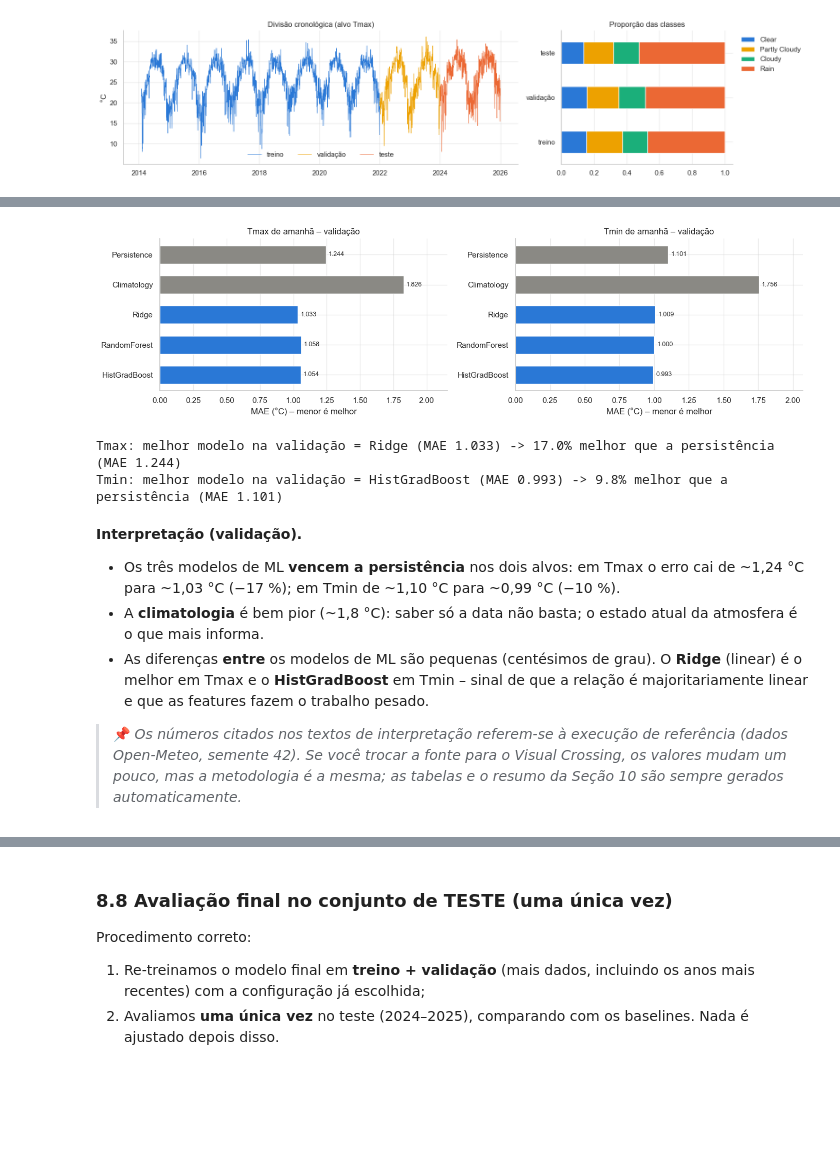
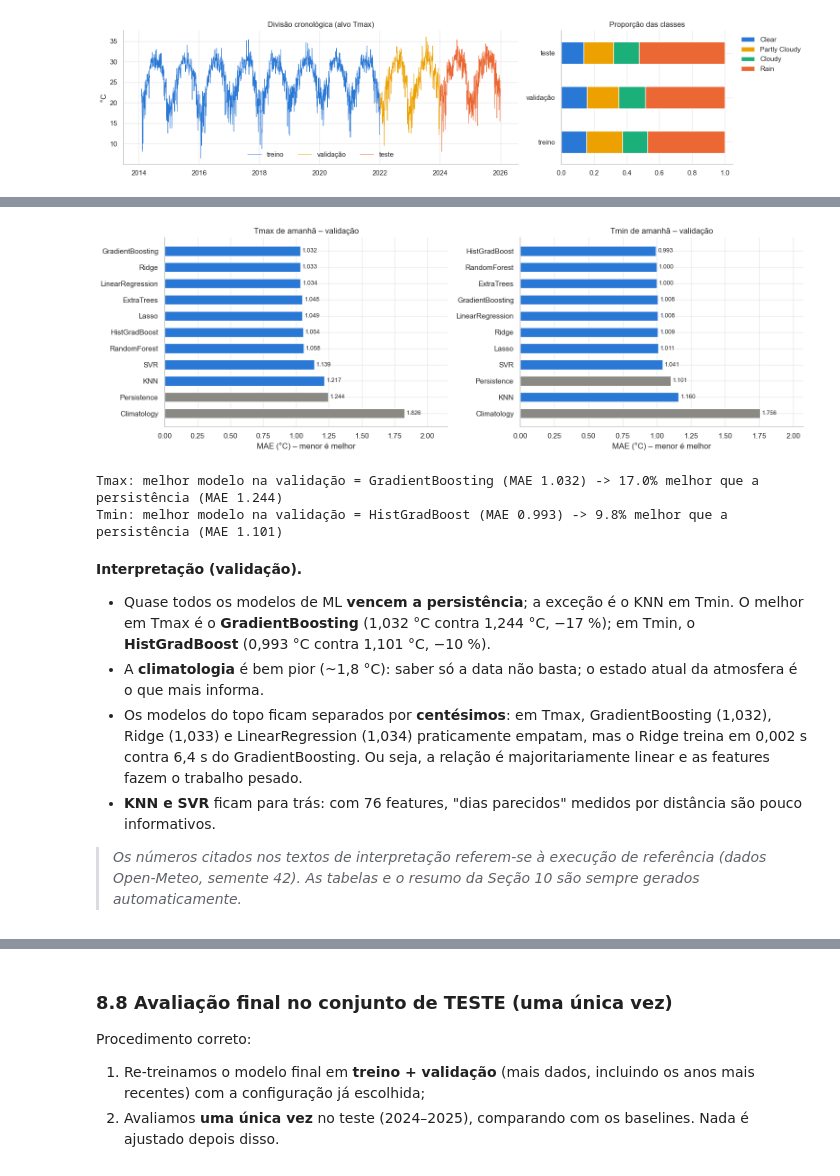
Before and after one commit to ThiagoHF31/machine_learning_work, a Jupyter notebook: notebooks/weather_prediction_macau.ipynb, the cells around one changed output, grey strips where cells are left out. Cells and saved outputs as stored; diff of their text form; code cells hidden in the pictures; blank space fills up the shorter version.

```diff
--- a/notebooks/weather_prediction_macau.ipynb
+++ b/notebooks/weather_prediction_macau.ipynb
@@ -381,0 +104,7 @@ Período: 2014-01-01 -> 2025-12-31
+# %%
+# 2.3 Alternativa: baixar o histórico do Open-Meteo (só na 1ª execução) e salvar o CSV bruto em data/
+if not OM_FILE.exists():
+    wu.download_open_meteo(LATITUDE, LONGITUDE, START_DATE, END_DATE, TIMEZONE).to_csv(OM_FILE, index=False)
+om_raw = pd.read_csv(OM_FILE)
+wu.check_coverage(om_raw, "Open-Meteo", date_col="time")
+om_raw.head(3)
@@ -381,0 +117,8 @@ Período: 2014-01-01 -> 2025-12-31
+# %%
+# 2.4 Deixar o Open-Meteo no mesmo formato do arquivo da professora
+raw_df = wu.to_visual_crossing_schema(om_raw, LOCATION_NAME)   # renomeia colunas, cria precipcover e conditions
+DATA_SOURCE = "Open-Meteo (ERA5)"
+teacher_m = wu.to_metric(teacher)                               # professora está em °F/mph -> °C/km/h para comparar
+same = [c for c in raw_df.columns if c in teacher_m.columns]
+print(f"{len(same)} de {len(raw_df.columns)} colunas com o mesmo nome e unidade do arquivo da professora")
+pd.DataFrame({"Professora (Visual Crossing)": teacher_m[same].iloc[0], "Open-Meteo convertido": raw_df[same].iloc[0]})  # 1ª linha de cada
@@ -1137,38 +629,35 @@ Tmin | HistGradBoost treinado em   1.6s
 # %%
-# ---------------------------------------------------------------
-# 8.5 Comparação visual (MAE na validação)
-# ---------------------------------------------------------------
-fig, axes = plt.subplots(1, 2, figsize=(14, 4))
-order = ["Persistence", "Climatology", "Ridge", "RandomForest", "HistGradBoost"]
+# 8.5 Comparação visual de todos os modelos (MAE na validação; cinza = baselines)
+BASELINES = ["Persistence", "Climatology", "Majority"]
+fig, axes = plt.subplots(1, 2, figsize=(15, 5))
 for ax, label in zip(axes, ["Tmax", "Tmin"]):
-    vals = reg_val_table.loc[label].loc[order, "MAE"]
-    colors = [C_GRAY, C_GRAY, C_BLUE, C_BLUE, C_BLUE]
-    bars = ax.barh(order, vals, color=colors, height=0.6)
-    for b, v in zip(bars, vals):
-        ax.text(v + 0.02, b.get_y() + b.get_height() / 2, f"{v:.3f}", va="center", fontsize=9)
-    ax.invert_yaxis(); ax.set_xlabel("MAE (°C) – menor é melhor"); ax.set_title(f"{label} de amanhã – validação")
-    ax.set_xlim(0, vals.max() * 1.18)
+    vals = reg_val_table.loc[label, "MAE"]                       # já ordenado do melhor para o pior
+    bars = ax.barh(vals.index, vals.values, height=0.6, color=[C_GRAY if n in BASELINES else C_BLUE for n in vals.index])
+    ax.bar_label(bars, fmt="%.3f", padding=3, fontsize=9)
+    ax.invert_yaxis(); ax.set_xlim(0, vals.max() * 1.18)
+    ax.set_xlabel("MAE (°C) – menor é melhor"); ax.set_title(f"{label} de amanhã – validação")
 plt.tight_layout(); save_fig("reg_val_comparison"); plt.show()
 
-# Melhoria relativa sobre a persistência
-for label in ["Tmax", "Tmin"]:
-    t = reg_val_table.loc[label]
-    best = t.drop(["Persistence", "Climatology"])["MAE"].idxmin()
-    gain = 1 - t.loc[best, "MAE"] / t.loc["Persistence", "MAE"]
-    print(f"{label}: melhor modelo na validação = {best} (MAE {t.loc[best, 'MAE']:.3f}) "
-          f"-> {gain:.1%} melhor que a persistência (MAE {t.loc['Persistence', 'MAE']:.3f})")
+for label in ["Tmax", "Tmin"]:                                   # melhoria do melhor modelo sobre a persistência
+    t = reg_val_table.loc[label, "MAE"]
+    best = t.drop(BASELINES, errors="ignore").idxmin()
+    print(f"{label}: melhor modelo na validação = {best} (MAE {t[best]:.3f}) -> "
+          f"{1 - t[best] / t['Persistence']:.1%} melhor que a persistência (MAE {t['Persistence']:.3f})")
 # %% [output]
-[figure, old version]
+[figure, new version]
-Tmax: melhor modelo na validação = Ridge (MAE 1.033) -> 17.0% melhor que a persistência (MAE 1.244)
+Tmax: melhor modelo na validação = GradientBoosting (MAE 1.032) -> 17.0% melhor que a persistência (MAE 1.244)
 Tmin: melhor modelo na validação = HistGradBoost (MAE 0.993) -> 9.8% melhor que a persistência (MAE 1.101)
 # %% [markdown]
 **Interpretação (validação).**
-* Os três modelos de ML **vencem a persistência** nos dois alvos: em Tmax o erro cai de ~1,24 °C para ~1,03 °C (−17 %); em Tmin de ~1,10 °C para ~0,99 °C (−10 %).
+* Quase todos os modelos de ML **vencem a persistência**; a exceção é o KNN em Tmin. O melhor em Tmax é o **GradientBoosting**
+  (1,032 °C contra 1,244 °C, −17 %); em Tmin, o **HistGradBoost** (0,993 °C contra 1,101 °C, −10 %).
 * A **climatologia** é bem pior (~1,8 °C): saber só a data não basta; o estado atual da atmosfera é o que mais informa.
-* As diferenças **entre** os modelos de ML são pequenas (centésimos de grau). O **Ridge** (linear) é o melhor em Tmax e o **HistGradBoost** em Tmin –
-  sinal de que a relação é majoritariamente linear e que as features fazem o trabalho pesado.
+* Os modelos do topo ficam separados por **centésimos**: em Tmax, GradientBoosting (1,032), Ridge (1,033) e LinearRegression (1,034)
+  praticamente empatam, mas o Ridge treina em 0,002 s contra 6,4 s do GradientBoosting. Ou seja, a relação é majoritariamente linear
+  e as features fazem o trabalho pesado.
+* **KNN e SVR** ficam para trás: com 76 features, "dias parecidos" medidos por distância são pouco informativos.
 
-> 📌 *Os números citados nos textos de interpretação referem‑se à execução de referência (dados Open‑Meteo, semente 42). Se você trocar a fonte para o Visual Crossing, os valores mudam um pouco, mas a metodologia é a mesma; as tabelas e o resumo da Seção 10 são sempre gerados automaticamente.*
+> *Os números citados nos textos de interpretação referem‑se à execução de referência (dados Open‑Meteo, semente 42). As tabelas e o resumo da Seção 10 são sempre gerados automaticamente.*
 # %% [markdown]
 ### 8.6 Ajuste de hiperparâmetros (tuning)
 
```
Also changed, not shown: parts of 58 cells of this notebook, 25 other files.
